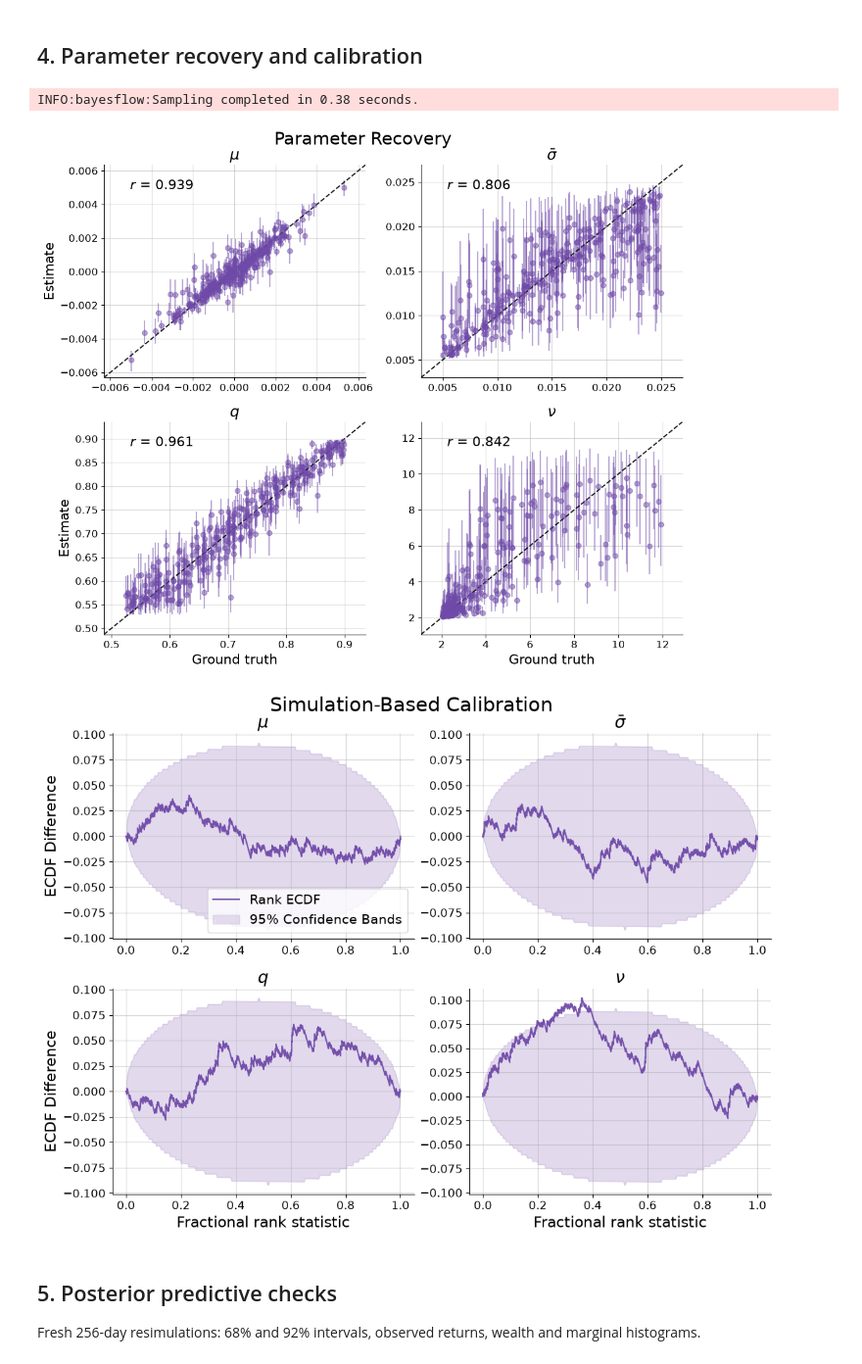
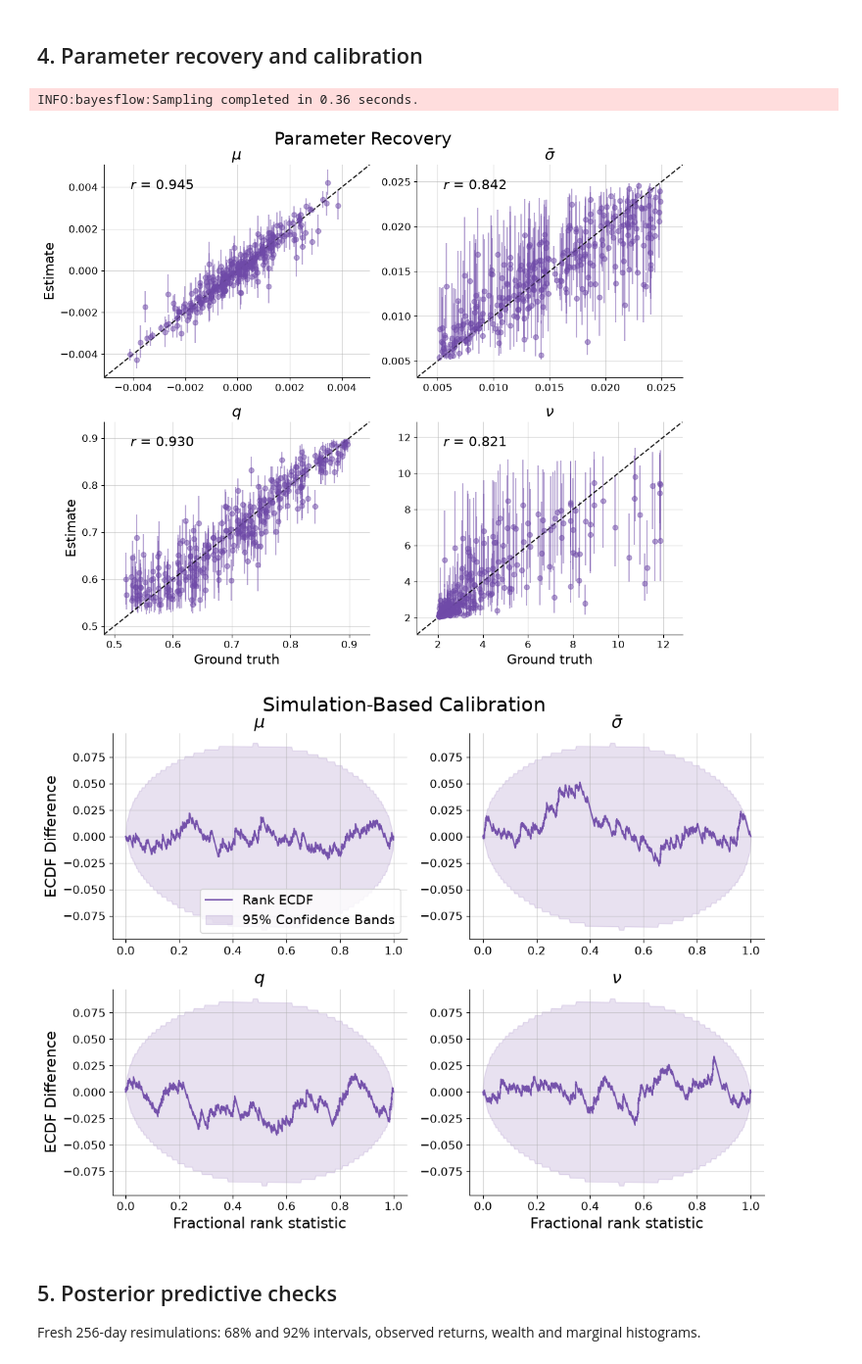
Before and after one commit to stefanradev93/amortized-fractals, a Jupyter notebook: mmar_univariate.ipynb, the cells around one changed output. Shown at 98% size. Saved outputs shown, nothing was run; the diff lists cells and outputs as text; code cells hidden in the pictures.

```diff
--- a/mmar_univariate.ipynb
+++ b/mmar_univariate.ipynb
@@ -1,11 +1,9 @@
 # %% [markdown]
 # Amortized Bayeian Workflow for Multifractal Models of Asset Returns
 # %%
-from datetime import datetime
 from pathlib import Path
 
 import bayesflow as bf
-import keras
 
 from mmar import statistics as stats, viz
 from mmar.data import load_market_returns
@@ -15,7 +13,7 @@ from mmar.viz import univariate as plots
 
 TICKERS = ("SPMO", "VOO")
 FIGURES_DIR = Path("figures/univariate")
-CHECKPOINT_DIR = Path("checkpoints/univariate") / datetime.now().strftime("%Y%m%d_%H%M%S_%f")
+CHECKPOINT_DIR = Path("checkpoints/univariate")
 
 viz.configure_plot_style()
 # %% [output]
@@ -106,11 +101,7 @@ adapter = (
     .rename("series", "summary_variables")
 )
 
-inference_network = bf.networks.CouplingFlow(
-    transform="spline",
-    depth=4,
-    subnet_kwargs={"widths": (64, 64)}
-)
+inference_network = bf.networks.CouplingFlow(transform="spline", depth=4)
 
 summary_network = bf.networks.FusionTransformer(dropout=0.1)
 
@@ -118,9 +109,7 @@ workflow = bf.BasicWorkflow(
     adapter=adapter,
     summary_network=summary_network,
     inference_network=inference_network,
-    optimizer=keras.optimizers.AdamW(learning_rate=5e-4, clipnorm=5),
     standardize="all",
     checkpoint_filepath=CHECKPOINT_DIR,
-    checkpoint_name="best",
     save_best_only=True
 )
@@ -136,7 +121,7 @@ history = workflow.fit_offline(
     data=training_data,
     validation_data=validation_data,
     epochs=60,
-    batch_size=64,
+    batch_size=128
 )
 # %% [output]
 INFO:bayesflow:Fitting on dataset instance of OfflineDataset.
@@ -173,19 +158,20 @@ _ = viz.save_figure(fig, "04_training_loss.png", FIGURES_DIR)
 ## 4. Parameter recovery and calibration
 # %%
 test_data = model.simulate(300, prior=model.PRIOR)
-validation_samples = model.sample_posterior(workflow, test_data["returns"], num_samples=1000)
-# %% [output]
-INFO:bayesflow:Sampling completed in 0.38 seconds.
+# %%
+validation_samples = model.sample_posterior(workflow, test_data["returns"], num_samples=1000)
+# %% [output]
+INFO:bayesflow:Sampling completed in 0.36 seconds.
 # %%
 fig = viz.plot_recovery(validation_samples, test_data["theta"], model.PARAMETER_LABELS)
 _ = viz.save_figure(fig, "05_parameter_recovery.png", FIGURES_DIR)
 # %% [output]
-[figure, old version]
+[figure, new version]
 # %%
-fig = viz.plot_calibration(validation_samples, test_data["theta"], model.PARAMETER_LABELS)
+fig = viz.plot_calibration(validation_samples, test_data["theta"], model.PARAMETER_LABELS, alpha=0.2)
 _ = viz.save_figure(fig, "06_simulation_based_calibration.png", FIGURES_DIR)
 # %% [output]
-[figure, old version]
+[figure, new version]
 # %% [markdown]
 ## 5. Posterior predictive checks
 
```
Also changed, not shown: parts of 12 cells of this notebook, 24 other files.
